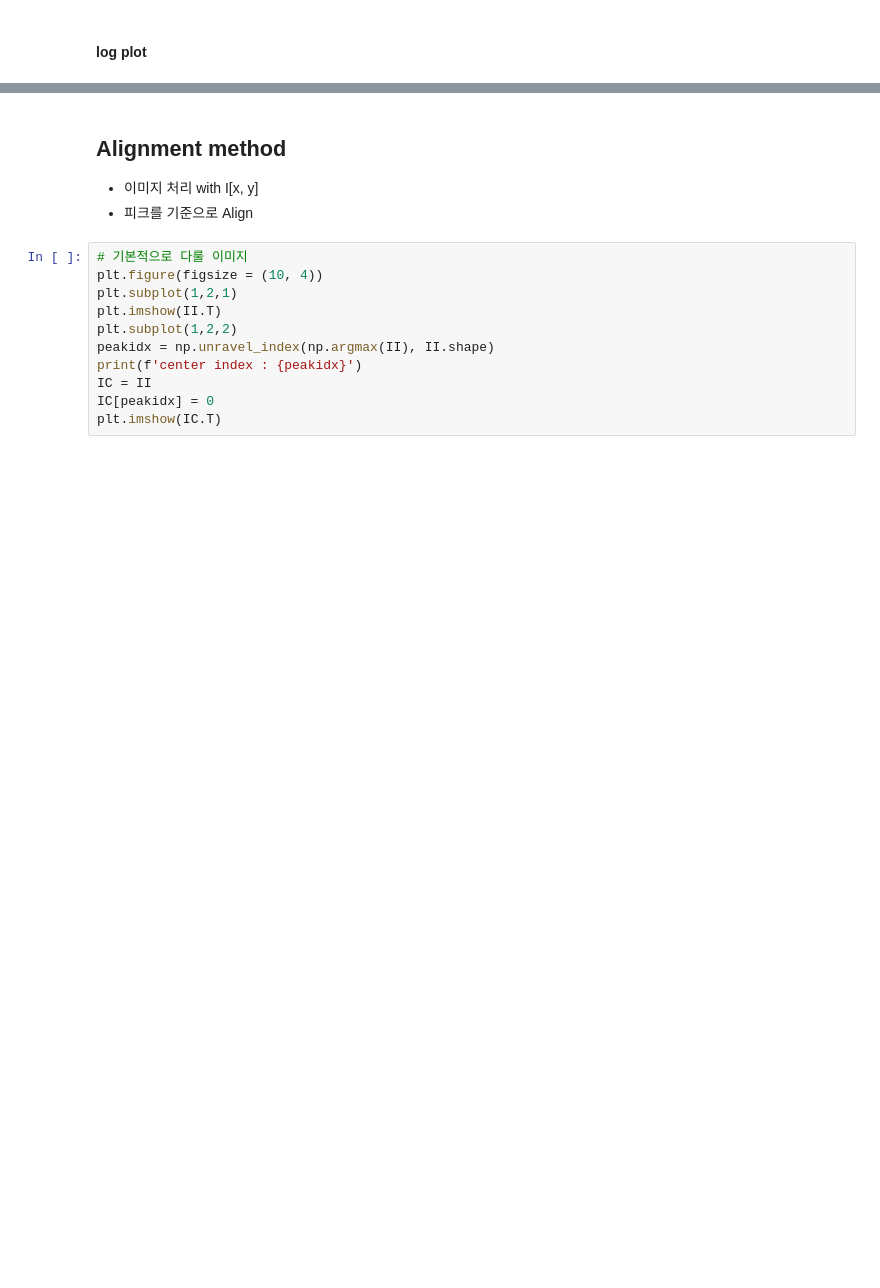
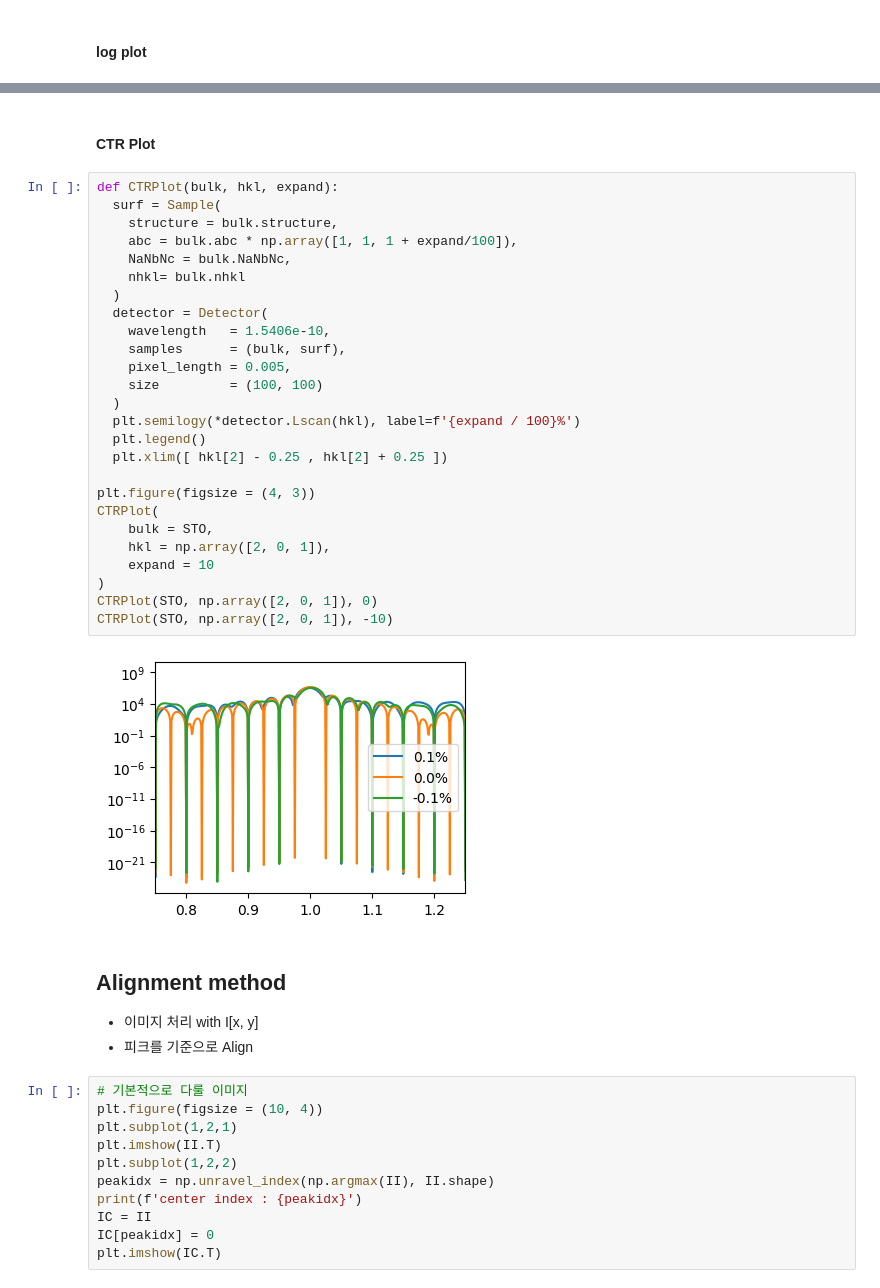
Before and after one commit to SeongSihun/XRD-Analysis, a Jupyter notebook: CTR_Analysis.ipynb, the cells around one changed output, grey strips where cells are left out. Drawn from its saved outputs; the diff is of its cells as text; blank space fills up the shorter version.

```diff
--- a/CTR_Analysis.ipynb
+++ b/CTR_Analysis.ipynb
@@ -771,3 +781,33 @@ LHPlot(hkl = np.array([2, 0, 1]), samples = [STO, NNO, NGO])
+# %% [markdown]
+#### CTR Plot
+# %%
+def CTRPlot(bulk, hkl, expand):
+  surf = Sample(
+    structure = bulk.structure,
+    abc = bulk.abc * np.array([1, 1, 1 + expand/100]),
+    NaNbNc = bulk.NaNbNc,
+    nhkl= bulk.nhkl
+  )
+  detector = Detector(
+    wavelength   = 1.5406e-10,
+    samples      = (bulk, surf),
+    pixel_length = 0.005,
+    size         = (100, 100)
+  )
+  plt.semilogy(*detector.Lscan(hkl), label=f'{expand / 100}%')
+  plt.legend()
+  plt.xlim([ hkl[2] - 0.25 , hkl[2] + 0.25 ])
+
+plt.figure(figsize = (4, 3))
+CTRPlot(
+    bulk = STO,
+    hkl = np.array([2, 0, 1]),
+    expand = 10
+)
+CTRPlot(STO, np.array([2, 0, 1]), 0)
+CTRPlot(STO, np.array([2, 0, 1]), -10)
+# %% [output]
+[figure, added]
 # %% [markdown]
 ## Alignment method
 - 이미지 처리 with I[x, y]
```
Also changed, not shown: parts of 9 cells of this notebook.
